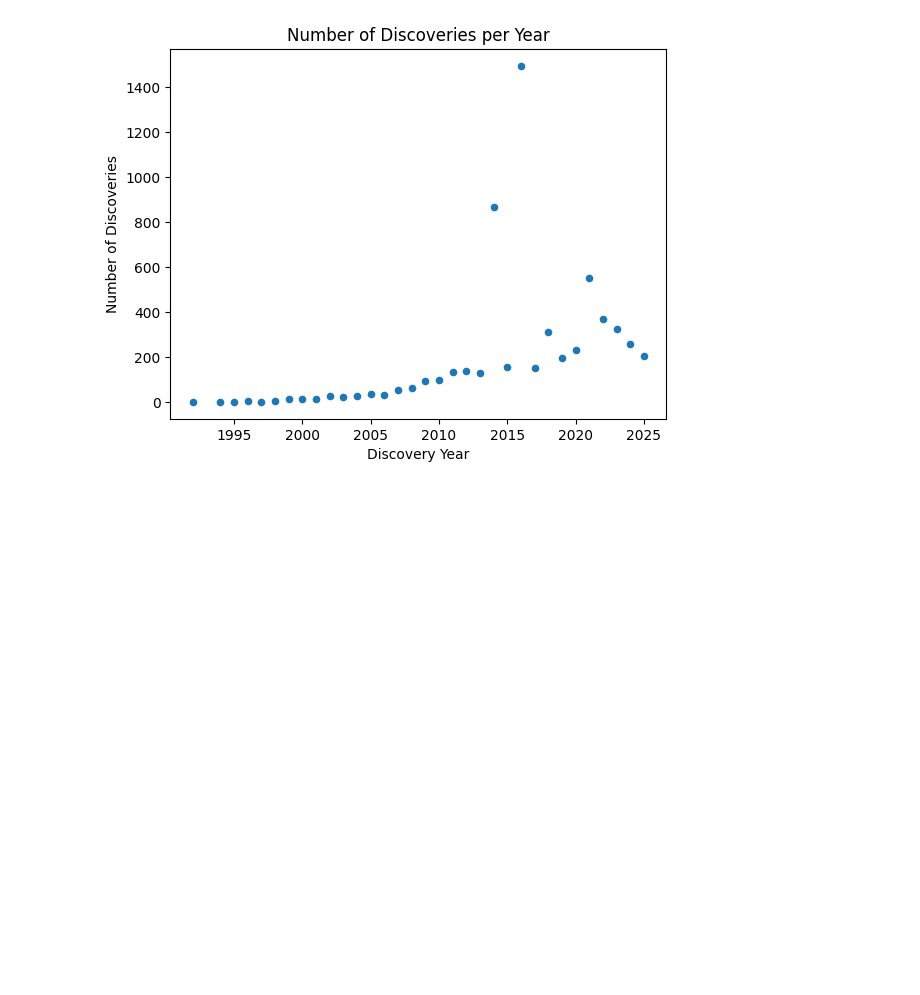
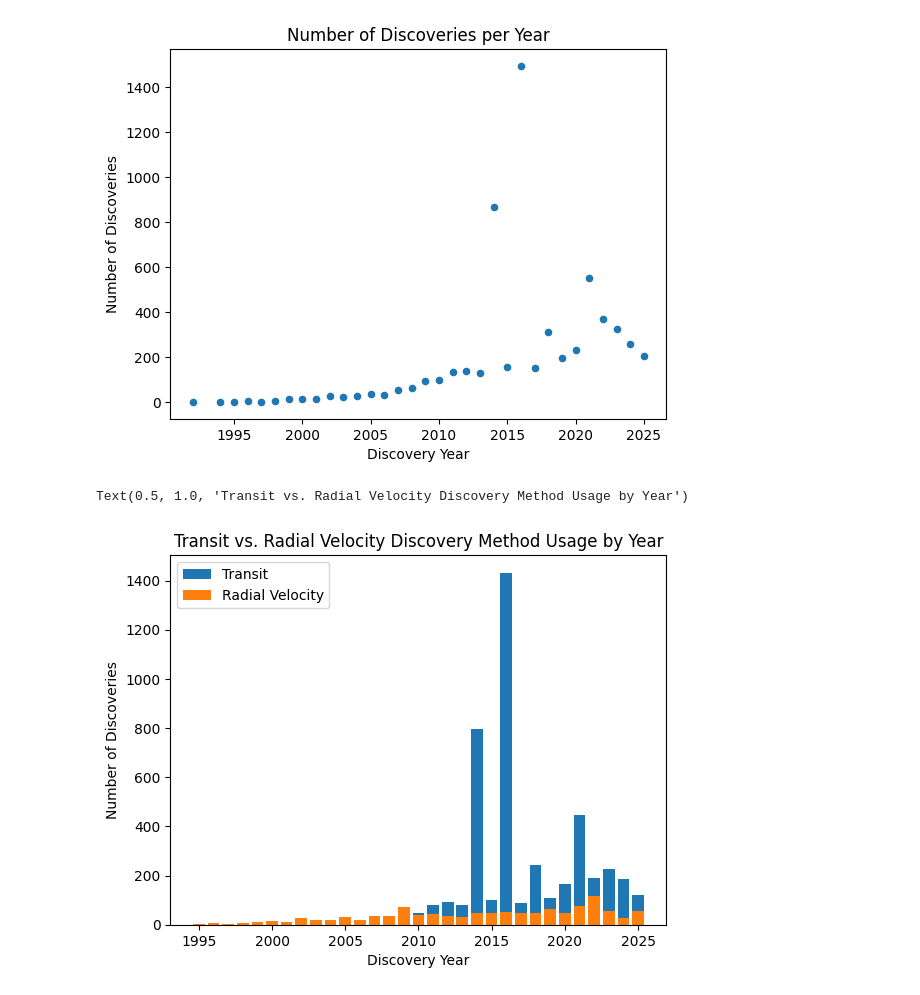
Before and after one commit to Celestia-Analytics/exoplanet-data-visualization, a Jupyter notebook: exoplanet_trends.ipynb, the cells around one changed output. Drawn from its saved outputs; the diff is of its cells as text; code cells hidden in the pictures; blank space fills up the shorter version.

Commit message:
Added bar plot to compare transit and radial velocity discovery method usage by year

```diff
--- a/exoplanet_trends.ipynb
+++ b/exoplanet_trends.ipynb
@@ -42,3 +42,22 @@ plt.ylabel("Number of Discoveries")
 # %% [output]
 Text(0, 0.5, 'Number of Discoveries')
 [figure]
+# %%
+#comparing transit and radial velocity discovery method usage by year
+transit_counts = df[df['discoverymethod'] == 'Transit'] ['disc_year'].value_counts()
+transit_df = transit_counts.reset_index()
+transit_df.columns = ['disc_year', 'count']
+
+radialvelocity_counts = df[df['discoverymethod'] == 'Radial Velocity'] ['disc_year'].value_counts()
+radialvelocity_df = radialvelocity_counts.reset_index()
+radialvelocity_df.columns = ['disc_year', 'count']
+
+plt.bar(transit_df['disc_year'], transit_df['count'], label='Transit')
+plt.bar(radialvelocity_df['disc_year'], radialvelocity_df['count'], label='Radial Velocity')
+plt.xlabel("Discovery Year")
+plt.ylabel("Number of Discoveries")
+plt.legend()
+plt.title("Transit vs. Radial Velocity Discovery Method Usage by Year")
+# %% [output]
+Text(0.5, 1.0, 'Transit vs. Radial Velocity Discovery Method Usage by Year')
+[figure, added]
```
Also changed, not shown: parts of 1 cell of this notebook.
